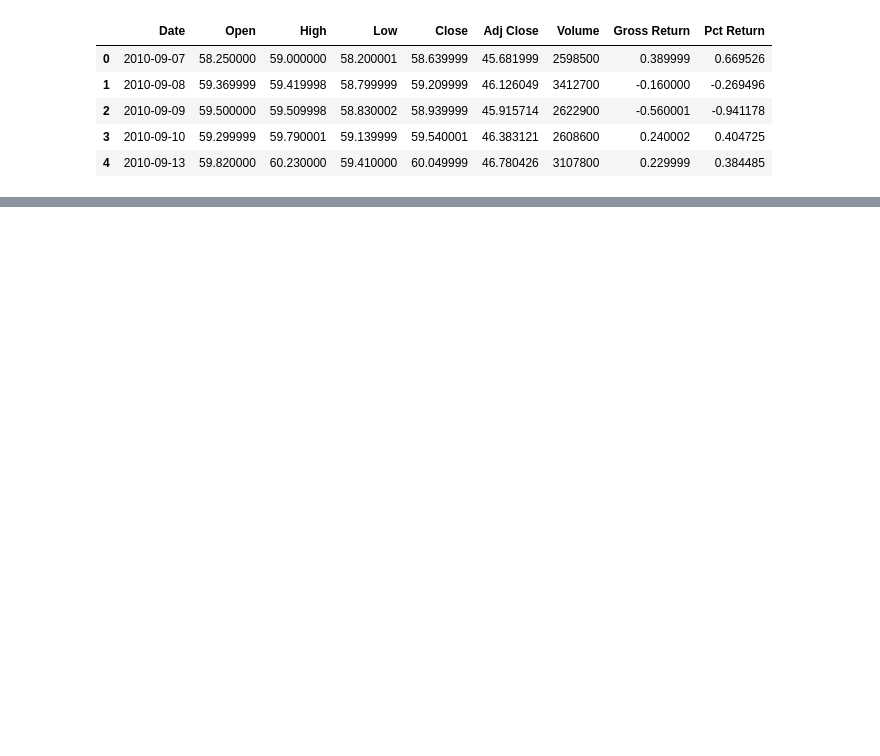
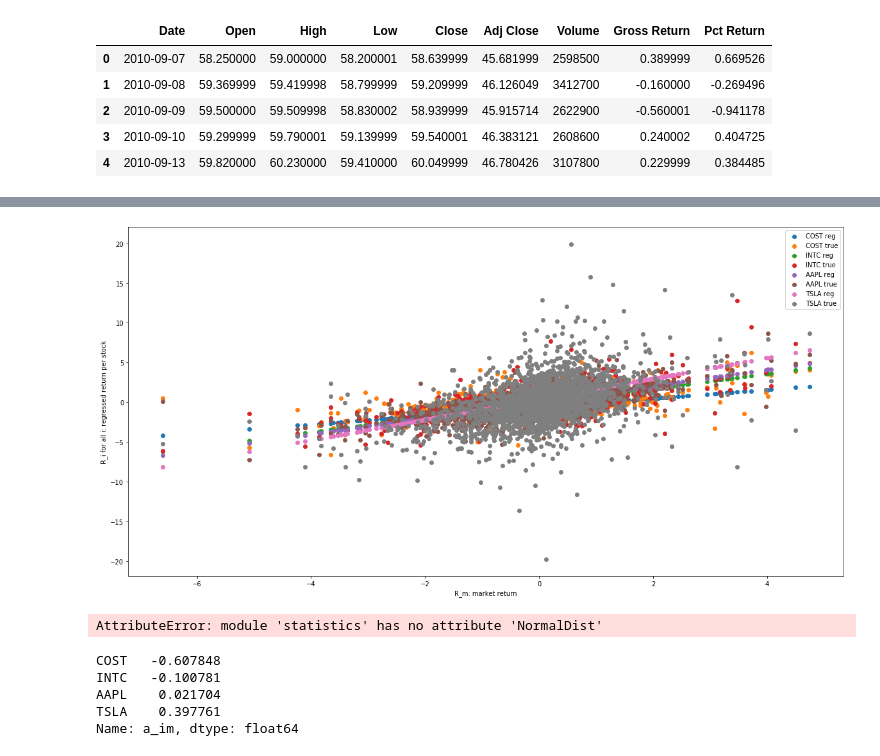
Before and after one commit to mirwong/finmetrics, a Jupyter notebook: linearity_tests/Linearity_Test_v1.ipynb, the cells around one changed output, grey strips where cells are left out. Drawn from its saved outputs; the diff is of its cells as text; code cells hidden in the pictures; blank space fills up the shorter version.

```diff
--- a/linearity_tests/Linearity_Test_v1.ipynb
+++ b/linearity_tests/Linearity_Test_v1.ipynb
@@ -76,0 +141,8 @@ R_om = min([abs(c) for c in stocks['cov']])
+# %%
+def calc_E_rm(series, mult_columns=True):
+    if mult_columns:
+        t = np.trapz(series['Pct Return'])/len(series.index)
+    else:
+        t = np.trapz(series)/len(series.index)
+    return t
+calc_E_rm(comp)
@@ -76,0 +151,12 @@ R_om = min([abs(c) for c in stocks['cov']])
+# %%
+def get_a_im(R_om, stocks, stocklist):
+    expected_R_om = calc_E_rm(R_om, mult_columns=False)
+    a_ims = []
+    for stockName in stockList:
+        parentheses = float(1.0 - stocks['B_im'][stockName])
+        a_ims.append(expected_R_om * parentheses)
+    stocks['a_im'] = a_ims
+    return stocks
+# %%
+stocks = get_a_im(R_om, stocks, stockList)
+stocks
@@ -76,0 +173,6 @@ R_om = min([abs(c) for c in stocks['cov']])
+# %%
+regression = pd.DataFrame({'Date': copy.copy(comp['Date']),
+                           'R_m': copy.copy(comp['Pct Return'])})
+for stock in stocks.index:
+    regression['R_i {}'.format(stock)] = regression.apply(lambda row: stocks.loc[stock, 'B_im']*row['R_m'] + stocks.loc[stock, 'a_im'], axis=1)
+    regression['True {}'.format(stock)] = copy.copy(load_stock('{}_10y.csv'.format(stock))['Pct Return'])
@@ -76,0 +195,24 @@ R_om = min([abs(c) for c in stocks['cov']])
+# %%
+plt.figure(figsize=(20, 10))
+axes = plt.gca()
+axes.set_xlabel('R_m: market return')
+axes.set_ylabel('R_i for all i: regressed return per stock')
+for stock in stocks.index:
+    plt.scatter(regression['R_m'], regression['R_i {}'.format(stock)], label='{} reg'.format(stock))
+    plt.scatter(regression['R_m'], regression['True {}'.format(stock)], label='{} true'.format(stock))
+plt.legend()
+plt.show()
+# %% [output]
+[figure, added]
+# %%
+confidence_interval(list(nasdaq['Pct Return']))
+# %% [output]
+AttributeError: module 'statistics' has no attribute 'NormalDist'
+# %%
+stocks['a_im']
+# %% [output]
+COST   -0.607848
+INTC   -0.100781
+AAPL    0.021704
+TSLA    0.397761
+Name: a_im, dtype: float64
```
Also changed, not shown: parts of 18 cells of this notebook.
